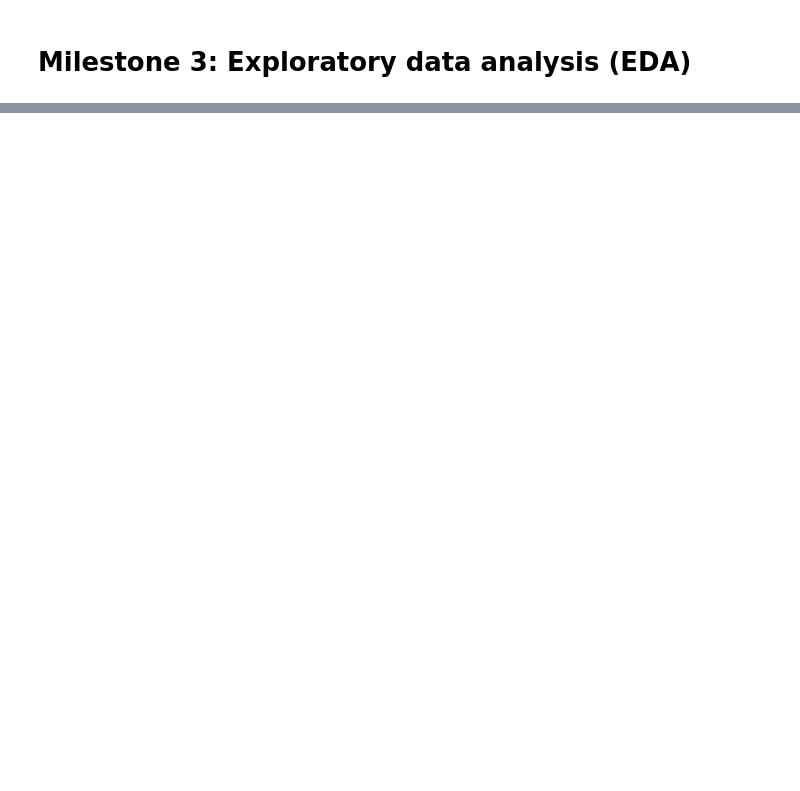
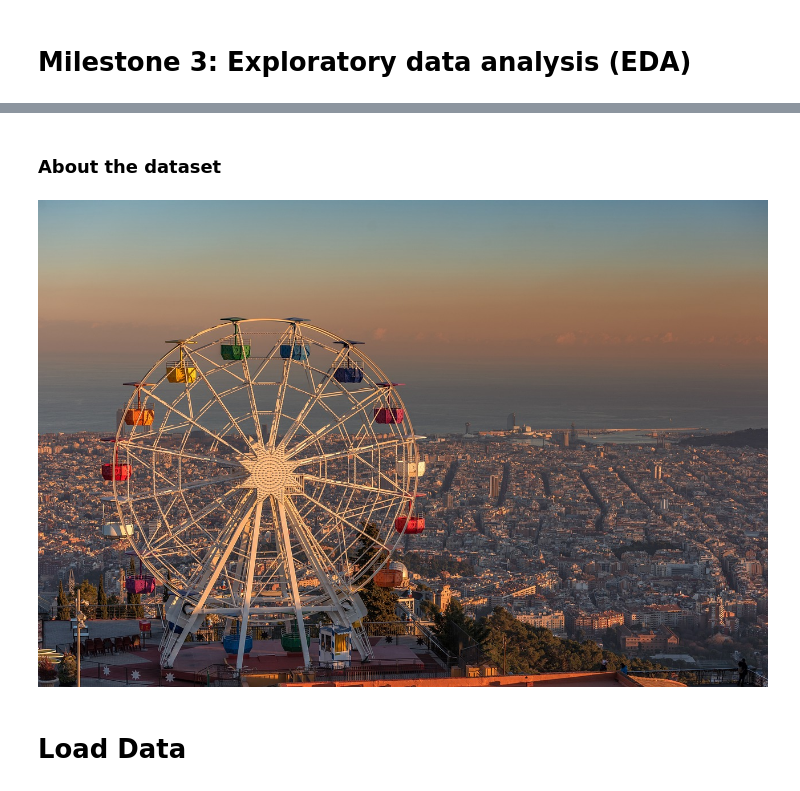
Before and after one commit to celefigs/EDA-milestone-3, a Jupyter notebook: Data_Science_EDA_Milestone.ipynb, the cells around one changed output, grey strips where cells are left out. Drawn from its saved outputs; the diff is of its cells as text; code cells hidden in the pictures; blank space fills up the shorter version.

```diff
--- a/Data_Science_EDA_Milestone.ipynb
+++ b/Data_Science_EDA_Milestone.ipynb
@@ -47,3 +101,20 @@ Ofrecer recomendaciones para los anfitriones de AirBnB basadas en los hallazgos
 Reflexionar sobre los desafíos encontrados durante el proyecto y posibles áreas de mejora.
 Identificar posibles extensiones del proyecto o investigaciones futuras que podrían abordarse para profundizar en el tema.
 Este enfoque te permitirá explorar en profundidad las opiniones y calificaciones de los usuarios en los alojamientos de AirBnB, identificar factores clave asociados con calificaciones positivas y comprender mejor los patrones comunes en las críticas negativas. ¡Espero que encuentres útiles estos pasos para tu proyecto!
+# %% [markdown]
+### About the dataset
+# %%
+from IPython.display import display, Image
+
+# Rutas de las imágenes
+# ruta_imagen1 = 'C:/Users/CELESTE/CodeOp/Module_3/EDA-milestone-3/barcelona-2371946_1280.jpg'
+ruta_imagen2 = 'C:/Users/CELESTE/CodeOp/Module_3/EDA-milestone-3/barcelona-3960566_1280.jpg'
+# ruta_imagen3 = 'C:/Users/CELESTE/CodeOp/Module_3/EDA-milestone-3/sagrada-familia-552084_1280.jpg'
+
+# Muestra las imágenes una al lado de la otra
+# display(Image(filename=ruta_imagen1), Image(filename=ruta_imagen2), Image(filename=ruta_imagen3))
+display(Image(filename=ruta_imagen2))
+# %% [output]
+[figure, added]
+# %% [markdown]
+# Load Data
```
Also changed, not shown: parts of 10 cells of this notebook, 2 other files.
